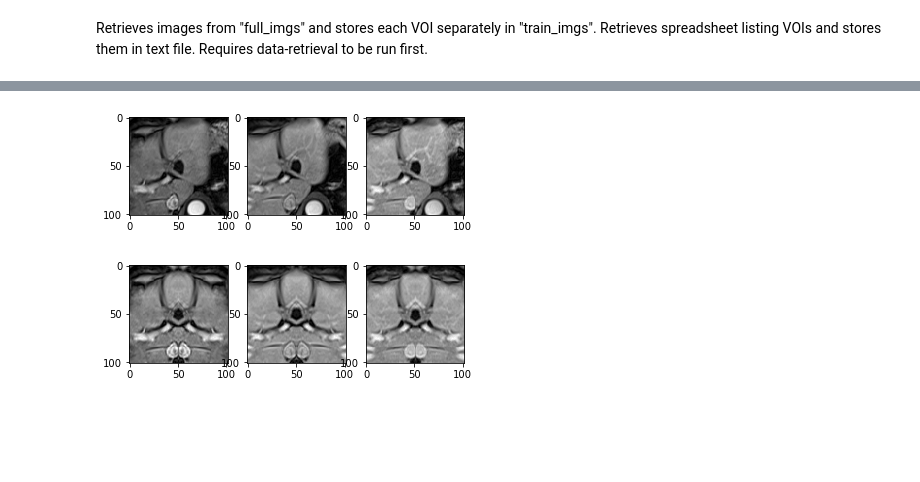
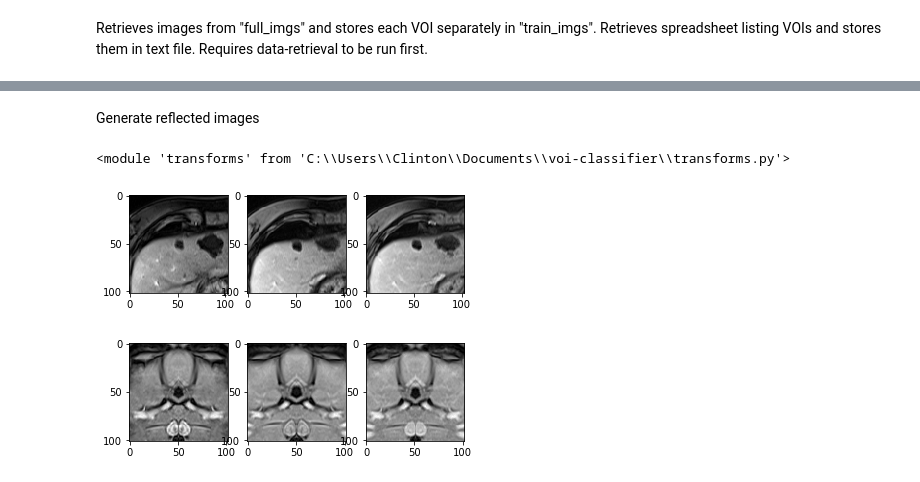
Before and after one commit to clintonjwang/voi-classifier, a Jupyter notebook: voi-extractor.ipynb, the cells around one changed output, grey strips where cells are left out. Cells and saved outputs as stored; diff of their text form; code cells hidden in the pictures; blank space fills up the shorter version.

```diff
--- a/voi-extractor.ipynb
+++ b/voi-extractor.ipynb
@@ -305,0 +163,6 @@ print(time.time()-t)
+# %% [markdown]
+Generate reflected images
+# %%
+importlib.reload(tr)
+# %% [output]
+<module 'transforms' from 'C:\\Users\\Clinton\\Documents\\voi-classifier\\transforms.py'>
@@ -310,12 +185,12 @@ dims_df[dims_df["AccNum"] == accnum]
 
 voi_df_art[voi_df_art["Filename"] == accnum+".npy"]
 # %%
-cls = "hemangioma"
-accnum = "12837102"
+cls = "cyst"
+accnum = "13112385"
 img = np.load(C.crops_dir + cls + "\\" + accnum + "_0.npy")
 hf.plot_section_auto(img)
 # %% [output]
-[figure, old version]
+[figure, new version]
 # %%
 img = generate_reflected_imgs(img)
 # %%
```
Also changed, not shown: parts of 17 cells of this notebook, 7 other files.
